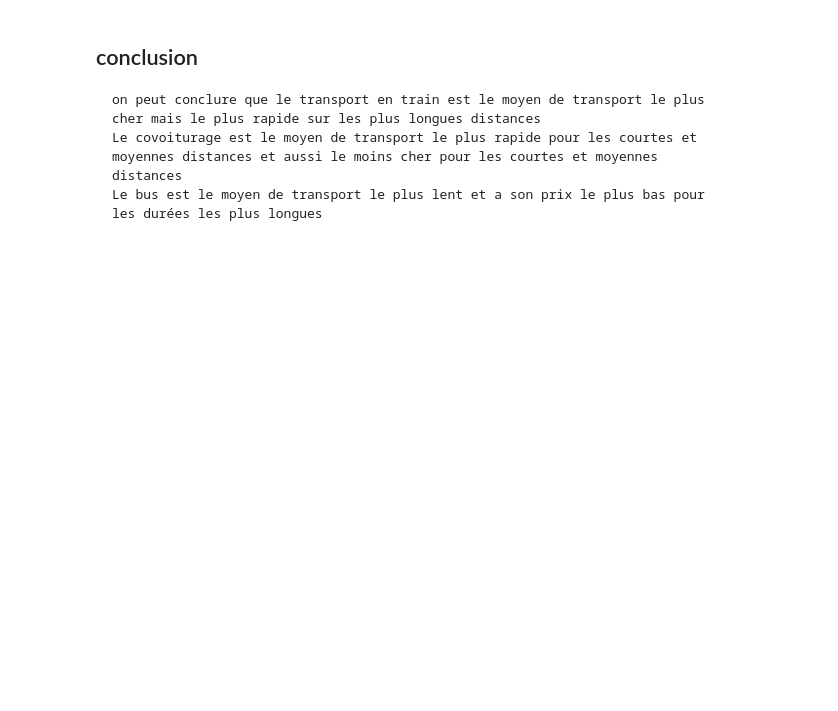
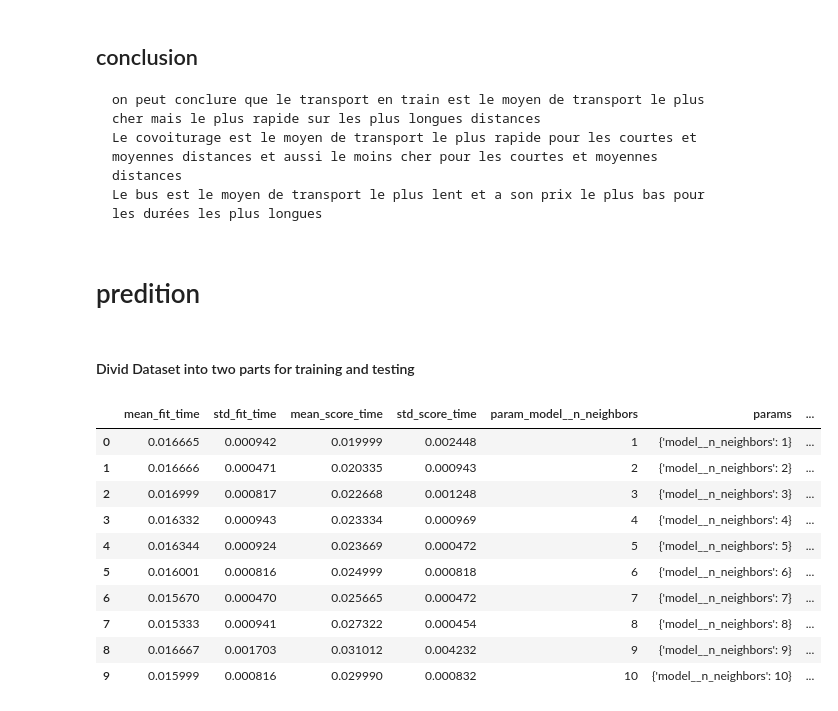
Before and after one commit to jordan237prog/DataCrunching, a Jupyter notebook: tictactrip.ipynb, the cells around one changed output. Saved outputs shown, nothing was run; the diff lists cells and outputs as text; code cells hidden in the pictures; blank space fills up the shorter version.

```diff
--- a/tictactrip.ipynb
+++ b/tictactrip.ipynb
@@ -347,3 +347,5 @@ ut.distance_range(all_data_trip_distance,4)
     on peut conclure que le transport en train est le moyen de transport le plus cher mais le plus rapide sur les plus longues distances
     Le covoiturage est le moyen de transport le plus rapide pour les courtes et moyennes distances et aussi le moins cher pour les courtes et moyennes distances
     Le bus est le moyen de transport le plus lent et a son prix le plus bas pour les durées les plus longues
+# %% [markdown]
+# predition
@@ -349,0 +358,2 @@ ut.distance_range(all_data_trip_distance,4)
+# %% [markdown]
+#### Divid Dataset into two parts for training and testing
@@ -349,0 +391,17 @@ ut.distance_range(all_data_trip_distance,4)
+# %%
+# training model
+knn_model.fit(X_test, y_test)
+# result of all different params and ranking of the best one
+pd.DataFrame(knn_model.cv_results_)
+# %% [output]
+|  | mean_fit_time | std_fit_time | mean_score_time | std_score_time | param_model__n_neighbors | params | ... |
+| 0 | 0.016665 | 0.000942 | 0.019999 | 0.002448 | 1 | {'model__n_neighbors': 1} | ... |
+| 1 | 0.016666 | 0.000471 | 0.020335 | 0.000943 | 2 | {'model__n_neighbors': 2} | ... |
+| 2 | 0.016999 | 0.000817 | 0.022668 | 0.001248 | 3 | {'model__n_neighbors': 3} | ... |
+| 3 | 0.016332 | 0.000943 | 0.023334 | 0.000969 | 4 | {'model__n_neighbors': 4} | ... |
+| 4 | 0.016344 | 0.000924 | 0.023669 | 0.000472 | 5 | {'model__n_neighbors': 5} | ... |
+| 5 | 0.016001 | 0.000816 | 0.024999 | 0.000818 | 6 | {'model__n_neighbors': 6} | ... |
+| 6 | 0.015670 | 0.000470 | 0.025665 | 0.000472 | 7 | {'model__n_neighbors': 7} | ... |
+| 7 | 0.015333 | 0.000941 | 0.027322 | 0.000454 | 8 | {'model__n_neighbors': 8} | ... |
+| 8 | 0.016667 | 0.001703 | 0.031012 | 0.004232 | 9 | {'model__n_neighbors': 9} | ... |
+| 9 | 0.015999 | 0.000816 | 0.029990 | 0.000832 | 10 | {'model__n_neighbors': 10} | ... |
```
Also changed, not shown: parts of 6 cells of this notebook.
